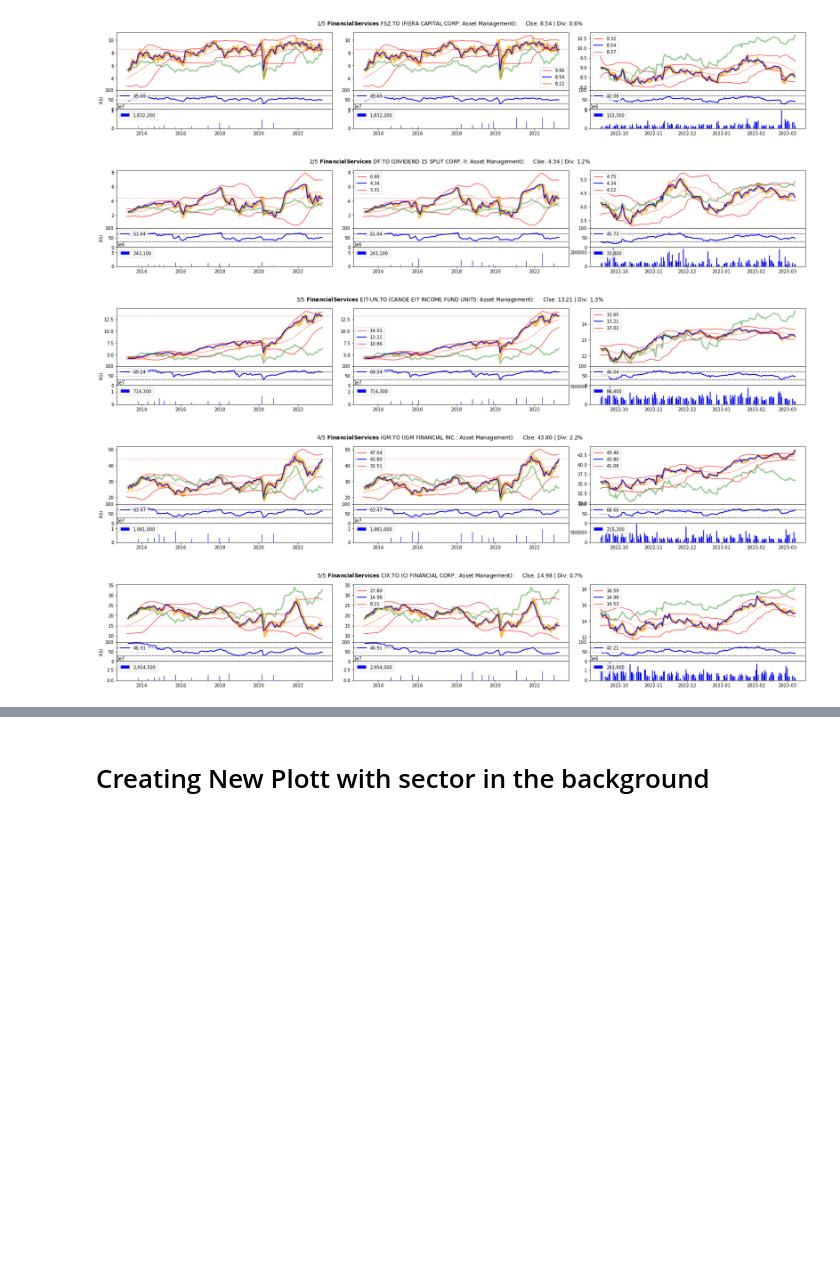
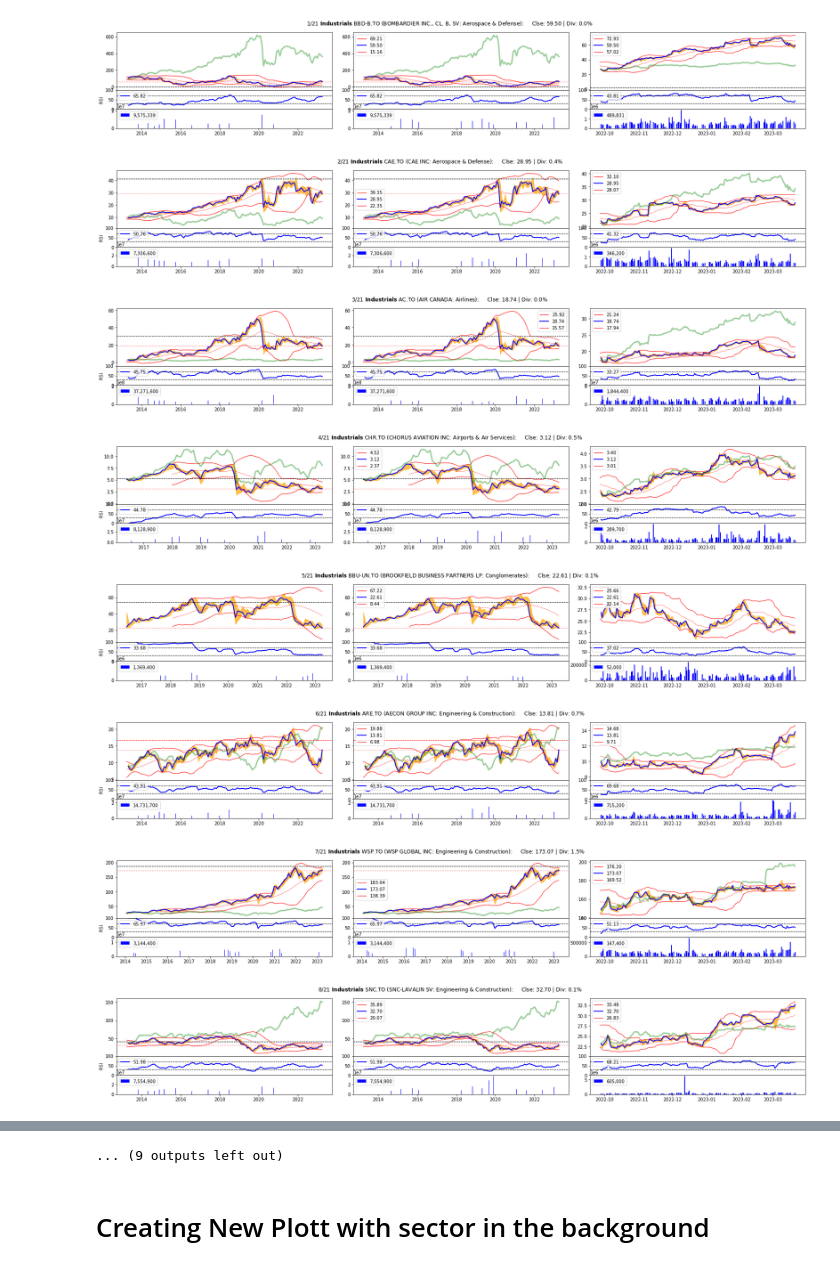
Before and after one commit to matsinthesky/mkt, a Jupyter notebook: portfolio_tracker.ipynb, the cells around one changed output, grey strips where cells are left out. Saved outputs shown, nothing was run; the diff lists cells and outputs as text; code cells hidden in the pictures; blank space fills up the shorter version.

```diff
--- a/portfolio_tracker.ipynb
+++ b/portfolio_tracker.ipynb
@@ -305,0 +417,30 @@ AC.TO TXG.TO X.TO POW.TO NGD.TO MAXR.TO XSH.TO IAG.TO LEV.TO CS.TO CNQ.TO DF.TO
+# %%
+dict={}
+for t in tickers_set:
+    divs = get_all_div(mly[t])
+    growth = get_div_growth(mly[t])
+
+    dg20 = get_div_growth(mly[t])[-20:-10].aggregate('mean')
+    dg10 = get_div_growth(mly[t])[-10:-5].aggregate('mean')
+    dg5 = get_div_growth(mly[t])[-5:].aggregate('mean')
+
+    name=''
+    ind = ''
+    if t in info.keys():
+        name = info[t]['shortName']
+        if 'industry' in info[t].keys():
+            ind = info[t]['industry']
+        else:
+            ind = info[t]['quoteType']
+
+    f_div=0
+    if divs.index.size>12*20:
+        f_div = divs.future_div_rate[-12*20]
+        c_div = divs.div_rate[-1]
+        dt = divs.index[-12*20]
+        txt = '{}\t{}\t{}'.format(t, f_div, c_div)
+        dict[t]=[f_div, c_div, dg5, dg10, dg20, name, ind]
+#         if f_div>20:
+#             print(txt)
+df=pd.DataFrame(dict.values(), index=dict.keys(), columns=['future','current', 'growth5', 'growth10', 'growth20', 'name', 'industry'])
+df.sort_values(by='future', ascending=False)
@@ -306,8 +465,8 @@ AC.TO TXG.TO X.TO POW.TO NGD.TO MAXR.TO XSH.TO IAG.TO LEV.TO CS.TO CNQ.TO DF.TO
 # %%
-ticker='CP.TO'
-t = yf.Ticker(ticker)
+# ticker='CP.TO'
+# t = yf.Ticker(ticker)
 # t.fast_info
-{k:t.fast_info[k] for k in t.fast_info.keys()}
+# {k:t.fast_info[k] for k in t.fast_info.keys()}
 # %%
 def get_value(x): return float(x) if x is not None else 0.0
 def get_dt(x): return (date(1970, 1, 1) + timedelta(seconds=x) - timedelta(days=1)).strftime('%b%d') if x is not None else '-'
@@ -604,39 +763,41 @@ ticks2print = []
 # for key in ['mylist']:
 # for key in ['Buy']:
 
-# for key in ['Industrials']:
-for key in ['Financial Services']:
+for key in ['Industrials']:
+# for key in ['Financial Services']:
 # for key in ['Basic Materials']:
 # for key in ['Consumer Cyclical']:
 # for key in ['Consumer Defensive']:
 # for key in ['Utilities']:
 # for key in ['Energy']:
 # for key in ['Communication Services']:
 # for key in ['Technology']:
 
     for ticker in tlist[key]:
-        if ticker not in tickers_set: break
 #         if bollinger_turn(ticker)['dly']:
 #         if bollinger_turn(ticker)['wkly']:
 #         if bollinger_turn(ticker)['mly']:
 #         if bollinger_cont(ticker)['dly']:
 #         if get_rsi(df3, 15)[-1]<30:
         if True:
-            ticks2print.append(ticker)
+            if ticker in tickers_set: ticks2print.append(ticker)
 
 count=0
 total = len(ticks2print)
 # for ticker in tlist['mylist']:
 for ticker in ticks2print:
     df1 = mly[ticker].iloc[-last-rate:]
     df2 = mly[ticker].iloc[-last-rate:]
     df3 = dly[ticker].iloc[-last-rate:]
     dfs=[df1,df2,df3]
     count=count+1
     plott(count, total, dfs, last, rate, ticker)
 # %% [output]
-[figure, old version]
+[figure, new version]
-[figure, old version]
+[figure, new version]
-[figure, old version]
+[figure, new version]
-[figure, old version]
+[figure, new version]
-[figure, old version]
+[figure, new version]
+[figure, added]
+[figure, added]
+[figure, added]
@@ -643,3 +808,4 @@ for ticker in ticks2print:
+... (9 outputs left out)
 # %% [markdown]
 # Creating New Plott with sector in the background
 # %%
```
Also changed, not shown: parts of 15 cells of this notebook, 8 other files.
